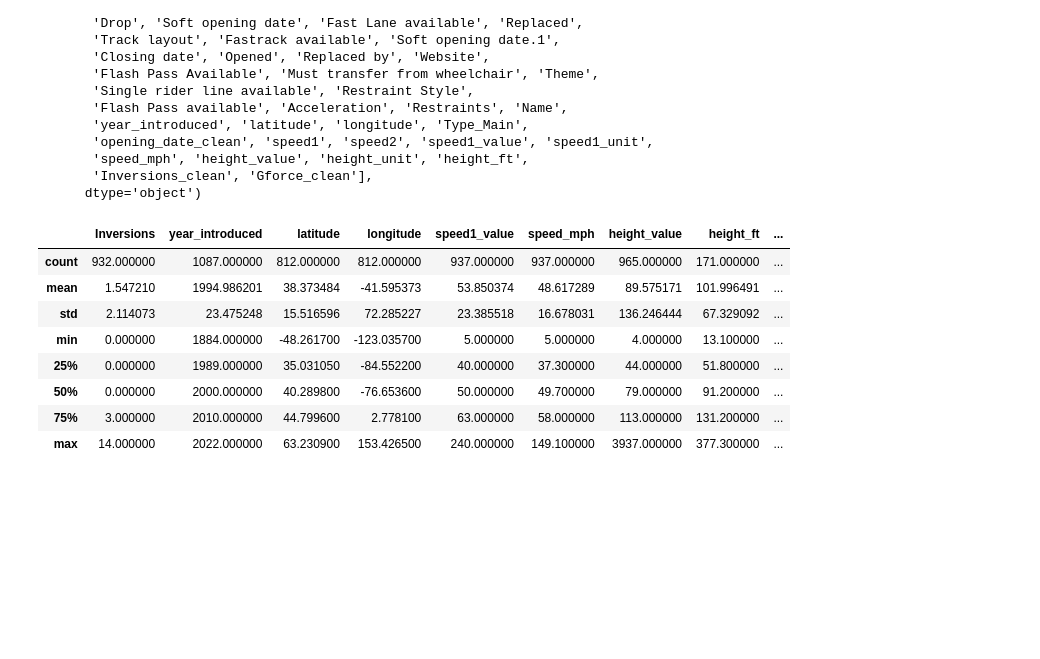
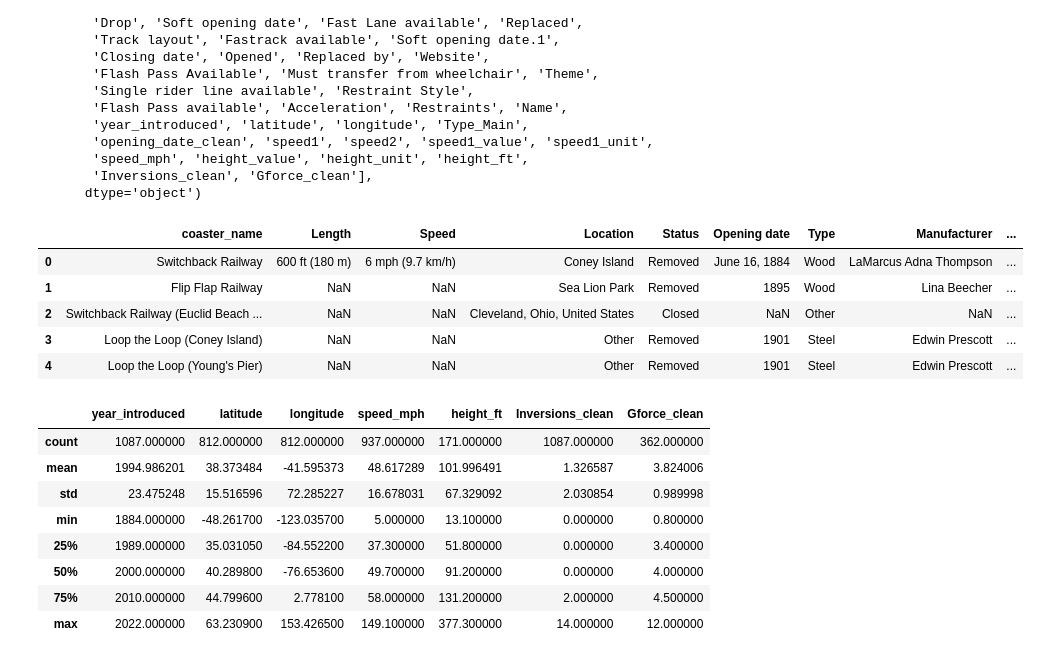
Before and after one commit to Pawcharz/Statistics-Analysis-Playground, a Jupyter notebook: rollercoaster/exploratory-data-analysis.ipynb, the cells around one changed output. Cells and saved outputs as stored; diff of their text form; code cells hidden in the pictures; blank space fills up the shorter version.

```diff
--- a/rollercoaster/exploratory-data-analysis.ipynb
+++ b/rollercoaster/exploratory-data-analysis.ipynb
@@ -108,12 +117,21 @@ columns = [
 # %%
-df.describe()
+df.head()
 # %% [output]
-|  | Inversions | year_introduced | latitude | longitude | speed1_value | speed_mph | height_value | height_ft | ... |
-| count | 932.000000 | 1087.000000 | 812.000000 | 812.000000 | 937.000000 | 937.000000 | 965.000000 | 171.000000 | ... |
-| mean | 1.547210 | 1994.986201 | 38.373484 | -41.595373 | 53.850374 | 48.617289 | 89.575171 | 101.996491 | ... |
-| std | 2.114073 | 23.475248 | 15.516596 | 72.285227 | 23.385518 | 16.678031 | 136.246444 | 67.329092 | ... |
-| min | 0.000000 | 1884.000000 | -48.261700 | -123.035700 | 5.000000 | 5.000000 | 4.000000 | 13.100000 | ... |
-| 25% | 0.000000 | 1989.000000 | 35.031050 | -84.552200 | 40.000000 | 37.300000 | 44.000000 | 51.800000 | ... |
-| 50% | 0.000000 | 2000.000000 | 40.289800 | -76.653600 | 50.000000 | 49.700000 | 79.000000 | 91.200000 | ... |
-| 75% | 3.000000 | 2010.000000 | 44.799600 | 2.778100 | 63.000000 | 58.000000 | 113.000000 | 131.200000 | ... |
-| max | 14.000000 | 2022.000000 | 63.230900 | 153.426500 | 240.000000 | 149.100000 | 3937.000000 | 377.300000 | ... |
+|  | coaster_name | Length | Speed | Location | Status | Opening date | Type | Manufacturer | ... |
+| 0 | Switchback Railway | 600 ft (180 m) | 6 mph (9.7 km/h) | Coney Island | Removed | June 16, 1884 | Wood | LaMarcus Adna Thompson | ... |
+| 1 | Flip Flap Railway | NaN | NaN | Sea Lion Park | Removed | 1895 | Wood | Lina Beecher | ... |
+| 2 | Switchback Railway (Euclid Beach ... | NaN | NaN | Cleveland, Ohio, United States | Closed | NaN | Other | NaN | ... |
+| 3 | Loop the Loop (Coney Island) | NaN | NaN | Other | Removed | 1901 | Steel | Edwin Prescott | ... |
+| 4 | Loop the Loop (Young's Pier) | NaN | NaN | Other | Removed | 1901 | Steel | Edwin Prescott | ... |
+# %%
+df_simplified.describe()
+# %% [output]
+|  | year_introduced | latitude | longitude | speed_mph | height_ft | Inversions_clean | Gforce_clean |
+| count | 1087.000000 | 812.000000 | 812.000000 | 937.000000 | 171.000000 | 1087.000000 | 362.000000 |
+| mean | 1994.986201 | 38.373484 | -41.595373 | 48.617289 | 101.996491 | 1.326587 | 3.824006 |
+| std | 23.475248 | 15.516596 | 72.285227 | 16.678031 | 67.329092 | 2.030854 | 0.989998 |
+| min | 1884.000000 | -48.261700 | -123.035700 | 5.000000 | 13.100000 | 0.000000 | 0.800000 |
+| 25% | 1989.000000 | 35.031050 | -84.552200 | 37.300000 | 51.800000 | 0.000000 | 3.400000 |
+| 50% | 2000.000000 | 40.289800 | -76.653600 | 49.700000 | 91.200000 | 0.000000 | 4.000000 |
+| 75% | 2010.000000 | 44.799600 | 2.778100 | 58.000000 | 131.200000 | 2.000000 | 4.500000 |
+| max | 2022.000000 | 63.230900 | 153.426500 | 149.100000 | 377.300000 | 14.000000 | 12.000000 |
```
Also changed, not shown: parts of 5 cells of this notebook.
